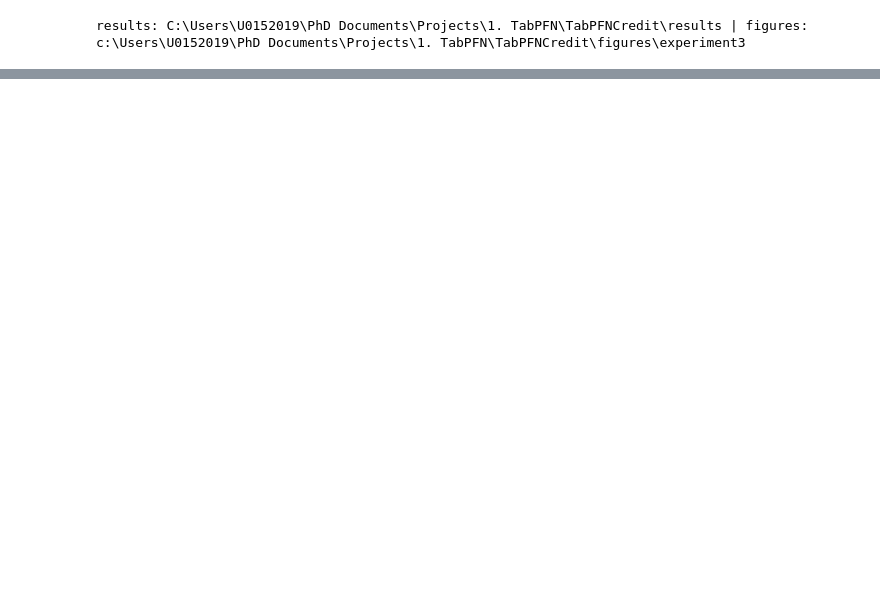
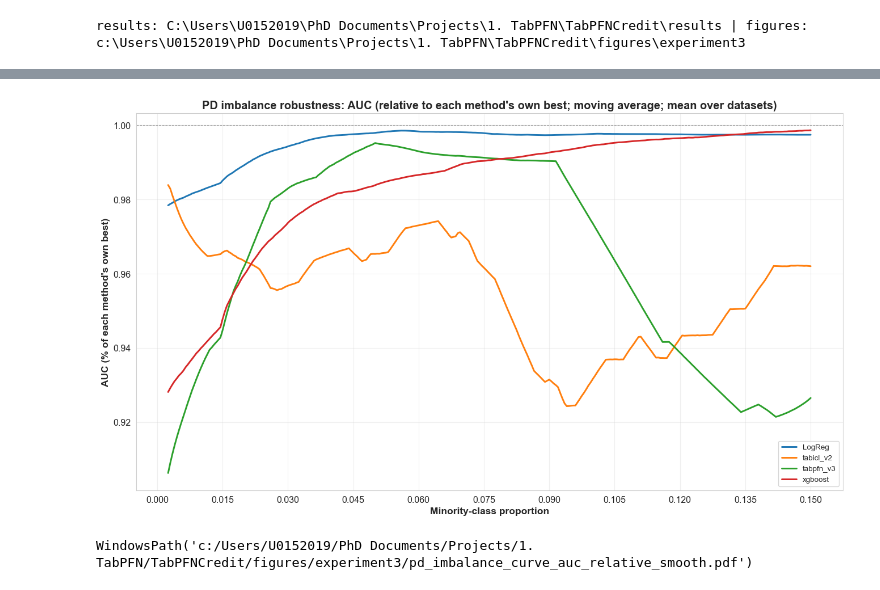
Before and after one commit to andreasgoethals/TabPFNCredit, a Jupyter notebook: notebooks/Experiment3.ipynb, the cells around one changed output, grey strips where cells are left out. Saved outputs shown, nothing was run; the diff lists cells and outputs as text; code cells hidden in the pictures; blank space fills up the shorter version.

```diff
--- a/notebooks/Experiment3.ipynb
+++ b/notebooks/Experiment3.ipynb
@@ -46,0 +54,5 @@ WindowsPath('c:/Users/U0152019/PhD Documents/Projects/1. TabPFN/TabPFNCredit/fig
+# %%
+imbalance_curve(df, 'AUC', task_name='PD', relative=True, smooth=True, out_dir=FIGURES_DIR)
+# %% [output]
+[figure, added]
+WindowsPath('c:/Users/U0152019/PhD Documents/Projects/1. TabPFN/TabPFNCredit/figures/experiment3/pd_imbalance_curve_auc_relative_smooth.pdf')
```
Also changed, not shown: parts of 24 cells of this notebook, 13 other files.
